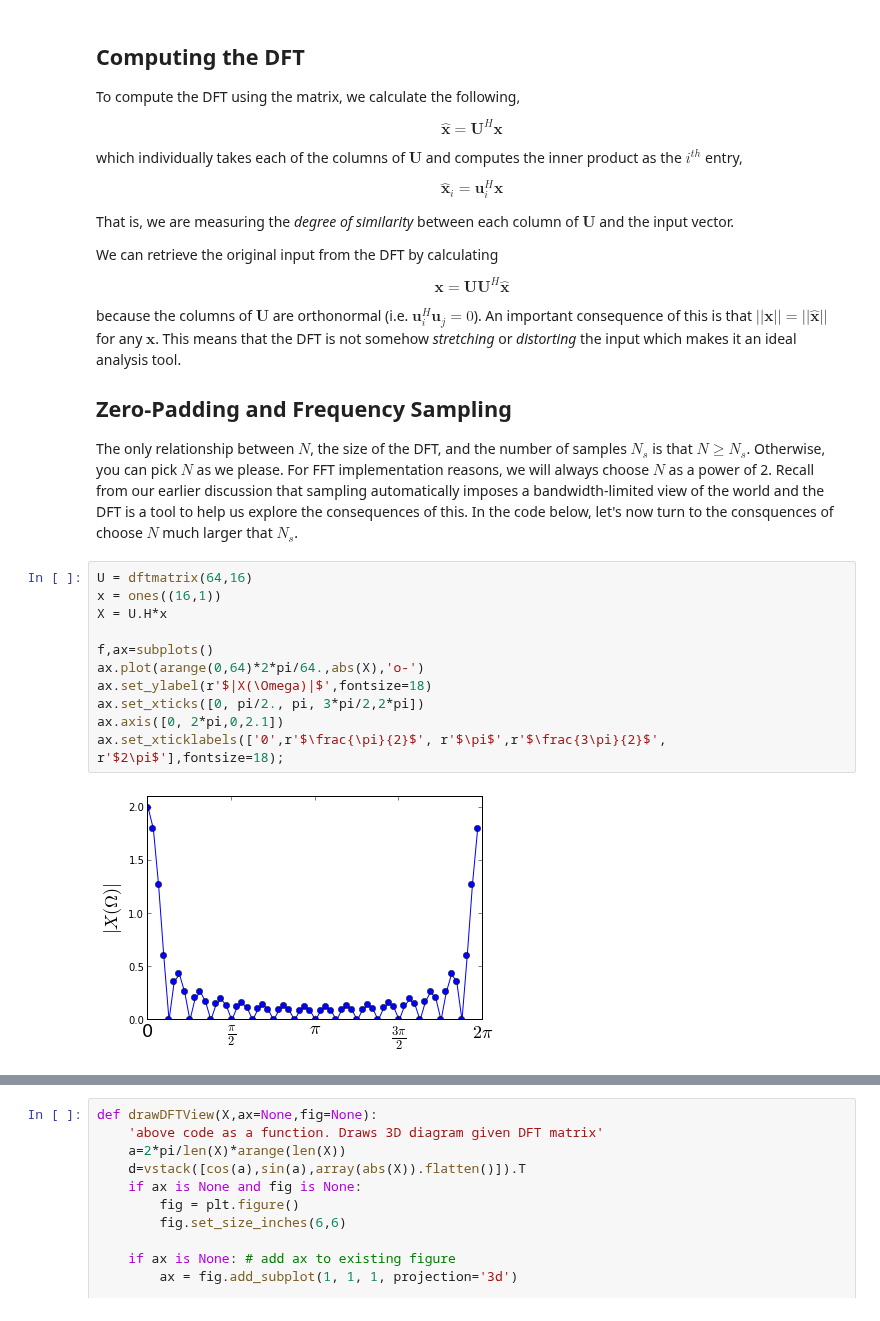
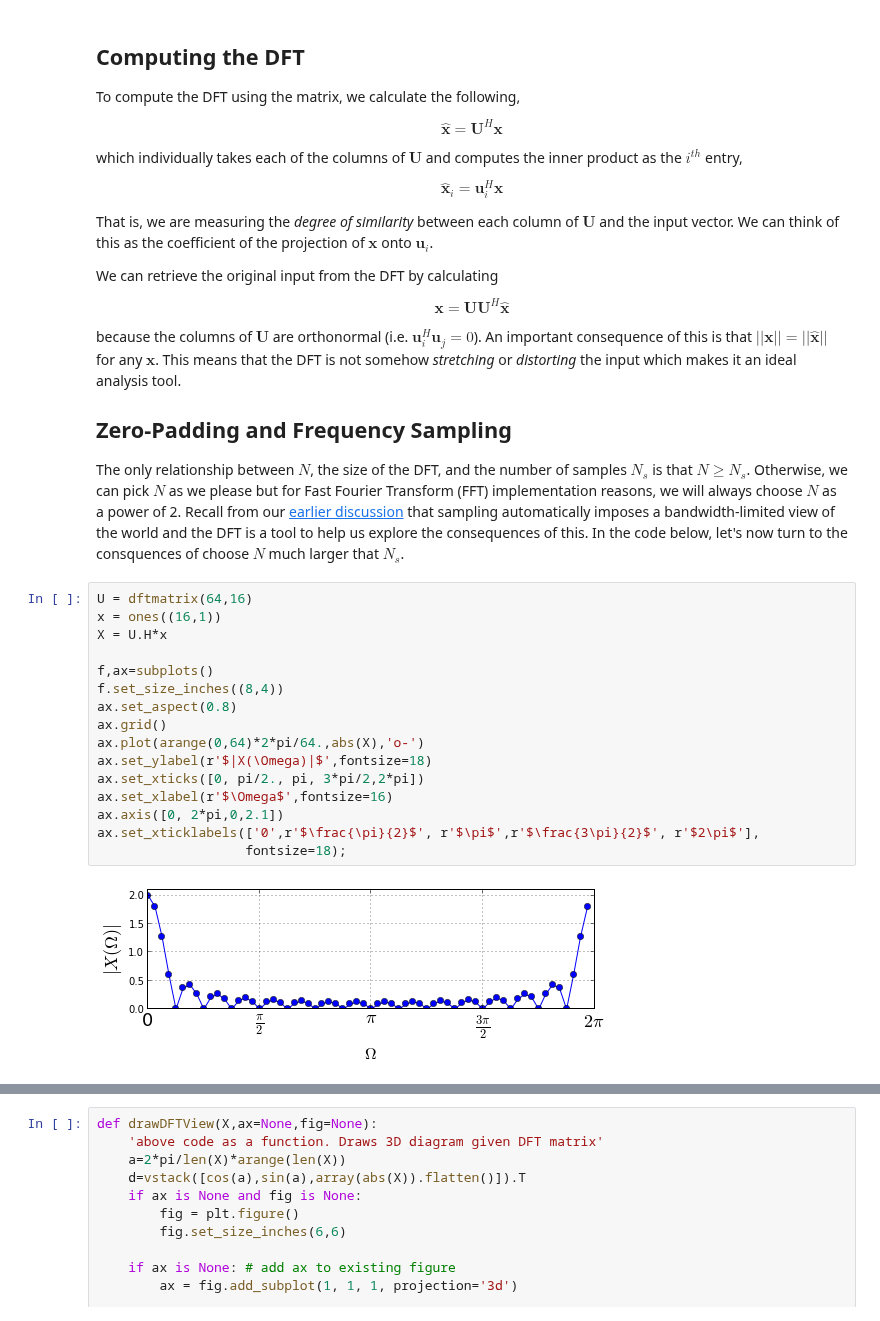
Before and after one commit to unpingco/Python-for-Signal-Processing, a Jupyter notebook: Fourier_Transform.ipynb, the cells around one changed output, grey strips where cells are left out. Saved outputs shown, nothing was run; the diff lists cells and outputs as text.

Commit message:
finished Fourier text

```diff
--- a/Fourier_Transform.ipynb
+++ b/Fourier_Transform.ipynb
@@ -117,7 +114,7 @@ which individually takes each of the columns of $\mathbf{U}$ and computes the in
 
 $$ \mathbf{\hat{x}}_i = \mathbf{u}_i^H \mathbf{x}$$
 
-That is, we are measuring the *degree of similarity* between each column of $\mathbf{U}$ and the input vector.
+That is, we are measuring the *degree of similarity* between each column of $\mathbf{U}$ and the input vector. We can think of this as the coefficient of the projection of $\mathbf{x}$ onto  $\mathbf{u}_i$.
 
 We can retrieve the original input from the DFT by calculating
 
@@ -128,18 +125,23 @@ because the columns of $\mathbf{U}$ are orthonormal (i.e. $\mathbf{u}_i^H \mathb
 Zero-Padding and Frequency Sampling
 ------------------------------------------
 
-The only relationship between $N$, the size of the DFT, and the number of samples $N_s$ is that $N \ge N_s$. Otherwise, you can pick $N$ as we please. For FFT implementation reasons, we will always choose $N$ as a power of 2. Recall from our earlier discussion that sampling automatically imposes a bandwidth-limited view of the world and the DFT is a tool to help us explore the consequences of this. In the code below, let's now turn to the consquences of choose $N$ much larger that $N_s$.
+The only relationship between $N$, the size of the DFT, and the number of samples $N_s$ is that $N \ge N_s$. Otherwise, we can pick $N$ as we please but for Fast Fourier Transform (FFT) implementation reasons, we will always choose $N$ as a power of 2. Recall from our [earlier discussion](http://python-for-signal-processing.blogspot.com/2012/09/investigating-sampling-theorem-in-this.html) that sampling automatically imposes a bandwidth-limited view of the world and the DFT is a tool to help us explore the consequences of this. In the code below, let's now turn to the consquences of choose $N$ much larger that $N_s$.
 # %%
 U = dftmatrix(64,16)
 x = ones((16,1))
 X = U.H*x
 
 f,ax=subplots()
+f.set_size_inches((8,4))
+ax.set_aspect(0.8)
+ax.grid()
 ax.plot(arange(0,64)*2*pi/64.,abs(X),'o-')
 ax.set_ylabel(r'$|X(\Omega)|$',fontsize=18)
 ax.set_xticks([0, pi/2., pi, 3*pi/2,2*pi])
+ax.set_xlabel(r'$\Omega$',fontsize=16)
 ax.axis([0, 2*pi,0,2.1])
-ax.set_xticklabels(['0',r'$\frac{\pi}{2}$', r'$\pi$',r'$\frac{3\pi}{2}$', r'$2\pi$'],fontsize=18);
+ax.set_xticklabels(['0',r'$\frac{\pi}{2}$', r'$\pi$',r'$\frac{3\pi}{2}$', r'$2\pi$'],
+                   fontsize=18);
 # %% [output]
-[figure, old version]
+[figure, new version]
 # %% [markdown]
```
Also changed, not shown: parts of 21 cells of this notebook.
